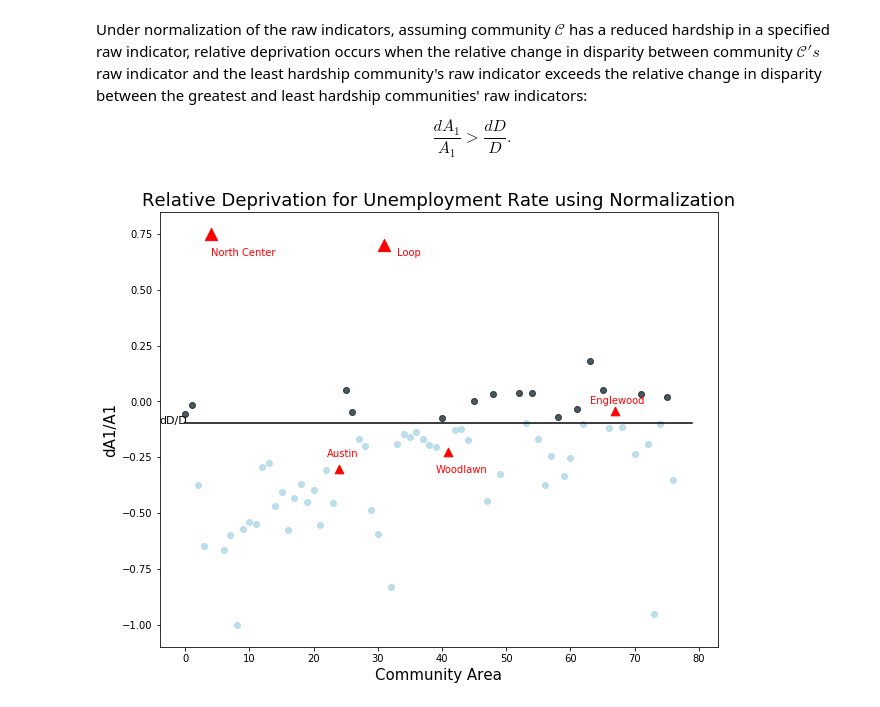
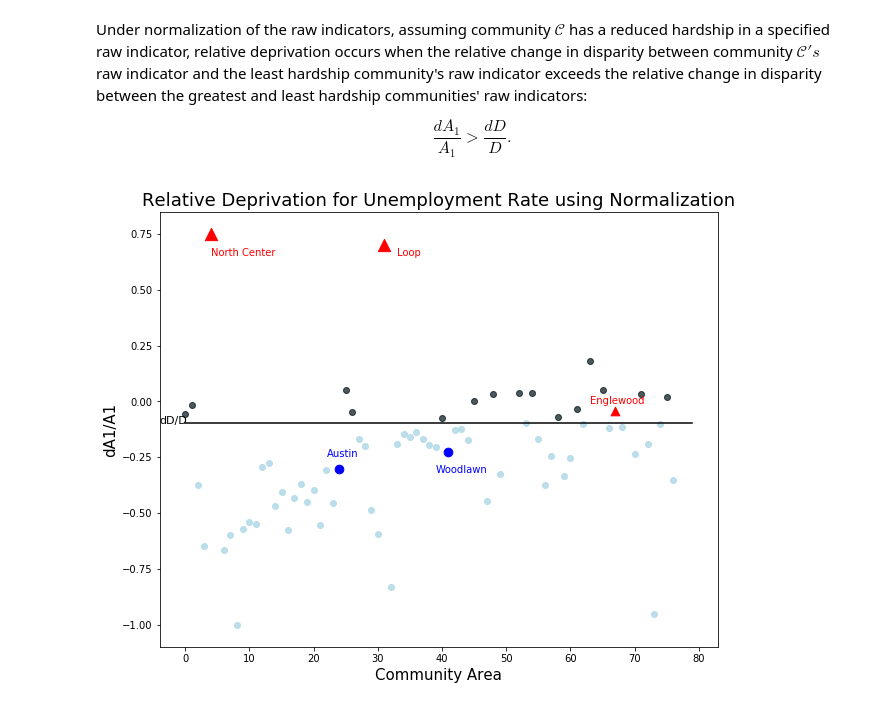
Before and after one commit to wcapdat/ChicagoHardshipIndex, a Jupyter notebook: RelativeDeprivation.ipynb, the cells around one changed output. Drawn from its saved outputs; the diff is of its cells as text; code cells hidden in the pictures.

```diff
--- a/RelativeDeprivation.ipynb
+++ b/RelativeDeprivation.ipynb
@@ -71,12 +71,12 @@ for i in df.index:
                 plt.scatter(df.loc[i,'index'],r, color="k", alpha=0.6)
 
         if df.loc[i,'Community'] == 'Woodlawn':
-            plt.scatter(df.loc[i,'index'],r, color="r", s=75, alpha=1, marker='^', edgecolors='r')
-            plt.text(39,-0.55, 'Woodlawn', color='r')
+            plt.scatter(df.loc[i,'index'],r, color="b", s=75, alpha=1, marker='o', edgecolors='b')
+            plt.text(39,-0.55, 'Woodlawn', color='b')
 
         elif df.loc[i,'Community'] == 'Austin':
-            plt.scatter(df.loc[i,'index'],r, color="r", s=75, alpha=1, marker='^', edgecolors='r')
-            plt.text(22,-.4, 'Austin', color='r')
+            plt.scatter(df.loc[i,'index'],r, color="b", s=75, alpha=1, marker='o', edgecolors='b')
+            plt.text(22,-.4, 'Austin', color='b')
 
         elif df.loc[i,'Community'] == 'Englewood':
             plt.scatter(df.loc[i,'index'],r, color="r", s=75, alpha=1, marker='^', edgecolors='r')
@@ -163,35 +163,35 @@ for i in df.index:
         if not comFlag:
             plt.scatter(df.loc[i,'index'],r,color='lightblue', alpha=0.8)
             if r > (dD/D):
                 plt.scatter(df.loc[i,'index'],r, color="k", alpha=0.6)
 
         elif df.loc[i,'Community'] == 'Woodlawn':
-            plt.scatter(df.loc[i,'index'],r, color="r", s=75, alpha=1, marker='^', edgecolors='r')
-            plt.text(39,-0.32, 'Woodlawn', color='r')
+            plt.scatter(df.loc[i,'index'],r, color="b", s=75, alpha=1, marker='o', edgecolors='b')
+            plt.text(39,-0.32, 'Woodlawn', color='b')
 
         elif df.loc[i,'Community'] == 'Austin':
-            plt.scatter(df.loc[i,'index'],r, color="r", s=75, alpha=1, marker='^', edgecolors='r')
-            plt.text(22,-0.25, 'Austin', color='r')
+            plt.scatter(df.loc[i,'index'],r, color="b", s=75, alpha=1, marker='o', edgecolors='b')
+            plt.text(22,-0.25, 'Austin', color='b')
 
         elif df.loc[i,'Community'] == 'Englewood':
             plt.scatter(df.loc[i,'index'],r, color="r", s=75, alpha=1, marker='^', edgecolors='r')
             plt.text(63,-0.01, 'Englewood', color='r')
 
         elif df.loc[i,'Community'] == 'North Center':
             plt.scatter(df.loc[i,'index'],r, color="r", s=150, alpha=1, marker='^', edgecolors='r')
             plt.text(4,.65, 'North Center', color='r')
 
         elif df.loc[i,'Community'] == 'Loop':
             plt.scatter(df.loc[i,'index'],r, color="r", s=150, alpha=1, marker='^', edgecolors='r')
             plt.text(33,.65, 'Loop', color='r')
 
 plt.xlabel('Community Area', fontsize=15)
 plt.ylabel('dA1/A1', fontsize=15)
 plt.text(-4,-.1, 'dD/D', color='k',fontsize=11 )
 plt.title('Relative Deprivation for Unemployment Rate using Normalization', fontsize=18)
 x = np.arange(0,80, 1)
 y = x*0 - 0.098
 plt.plot(x,y,'k')
 plt.show()
 # %% [output]
-[figure, old version]
+[figure, new version]
```
Also changed, not shown: parts of 1 cell of this notebook.
